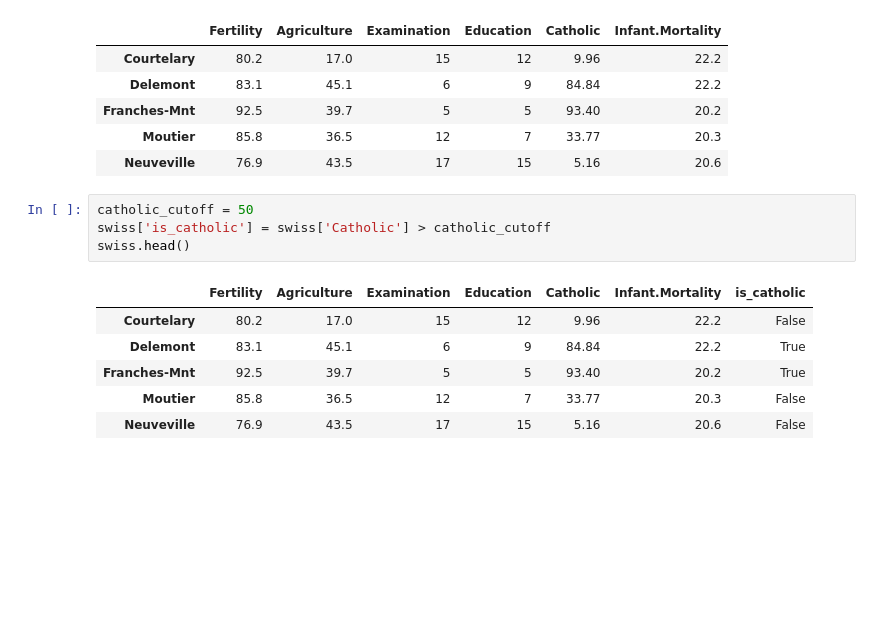
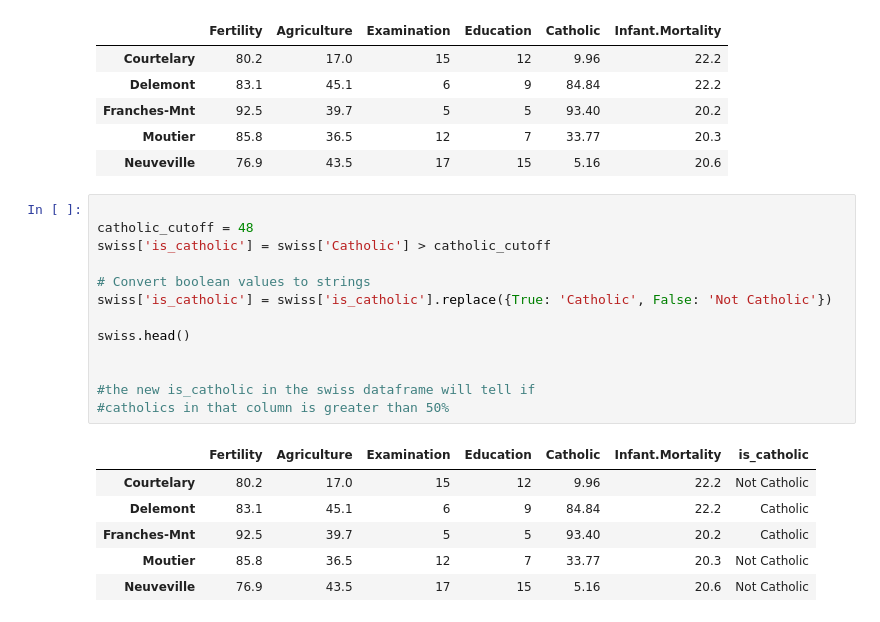
Before and after one commit to Thoai-Adam/python-exercises, a Jupyter notebook: numpy-pandas-visualization-exercises/seaborn_exercises.ipynb, the cells around one changed output. Drawn from its saved outputs; the diff is of its cells as text; blank space fills up the shorter version.

Commit message:
finish catholic question seaborn exercises

```diff
--- a/numpy-pandas-visualization-exercises/seaborn_exercises.ipynb
+++ b/numpy-pandas-visualization-exercises/seaborn_exercises.ipynb
@@ -154,13 +143,22 @@ swiss.head()
 | Moutier | 85.8 | 36.5 | 12 | 7 | 33.77 | 20.3 |
 | Neuveville | 76.9 | 43.5 | 17 | 15 | 5.16 | 20.6 |
 # %%
-catholic_cutoff = 50
+
+catholic_cutoff = 48
 swiss['is_catholic'] = swiss['Catholic'] > catholic_cutoff
+
+# Convert boolean values to strings
+swiss['is_catholic'] = swiss['is_catholic'].replace({True: 'Catholic', False: 'Not Catholic'})
+
 swiss.head()
+
+
+#the new is_catholic in the swiss dataframe will tell if
+#catholics in that column is greater than 50%
 # %% [output]
 |  | Fertility | Agriculture | Examination | Education | Catholic | Infant.Mortality | is_catholic |
-| Courtelary | 80.2 | 17.0 | 15 | 12 | 9.96 | 22.2 | False |
-| Delemont | 83.1 | 45.1 | 6 | 9 | 84.84 | 22.2 | True |
-| Franches-Mnt | 92.5 | 39.7 | 5 | 5 | 93.40 | 20.2 | True |
-| Moutier | 85.8 | 36.5 | 12 | 7 | 33.77 | 20.3 | False |
-| Neuveville | 76.9 | 43.5 | 17 | 15 | 5.16 | 20.6 | False |
+| Courtelary | 80.2 | 17.0 | 15 | 12 | 9.96 | 22.2 | Not Catholic |
+| Delemont | 83.1 | 45.1 | 6 | 9 | 84.84 | 22.2 | Catholic |
+| Franches-Mnt | 92.5 | 39.7 | 5 | 5 | 93.40 | 20.2 | Catholic |
+| Moutier | 85.8 | 36.5 | 12 | 7 | 33.77 | 20.3 | Not Catholic |
+| Neuveville | 76.9 | 43.5 | 17 | 15 | 5.16 | 20.6 | Not Catholic |
```
Also changed, not shown: parts of 11 cells of this notebook.
